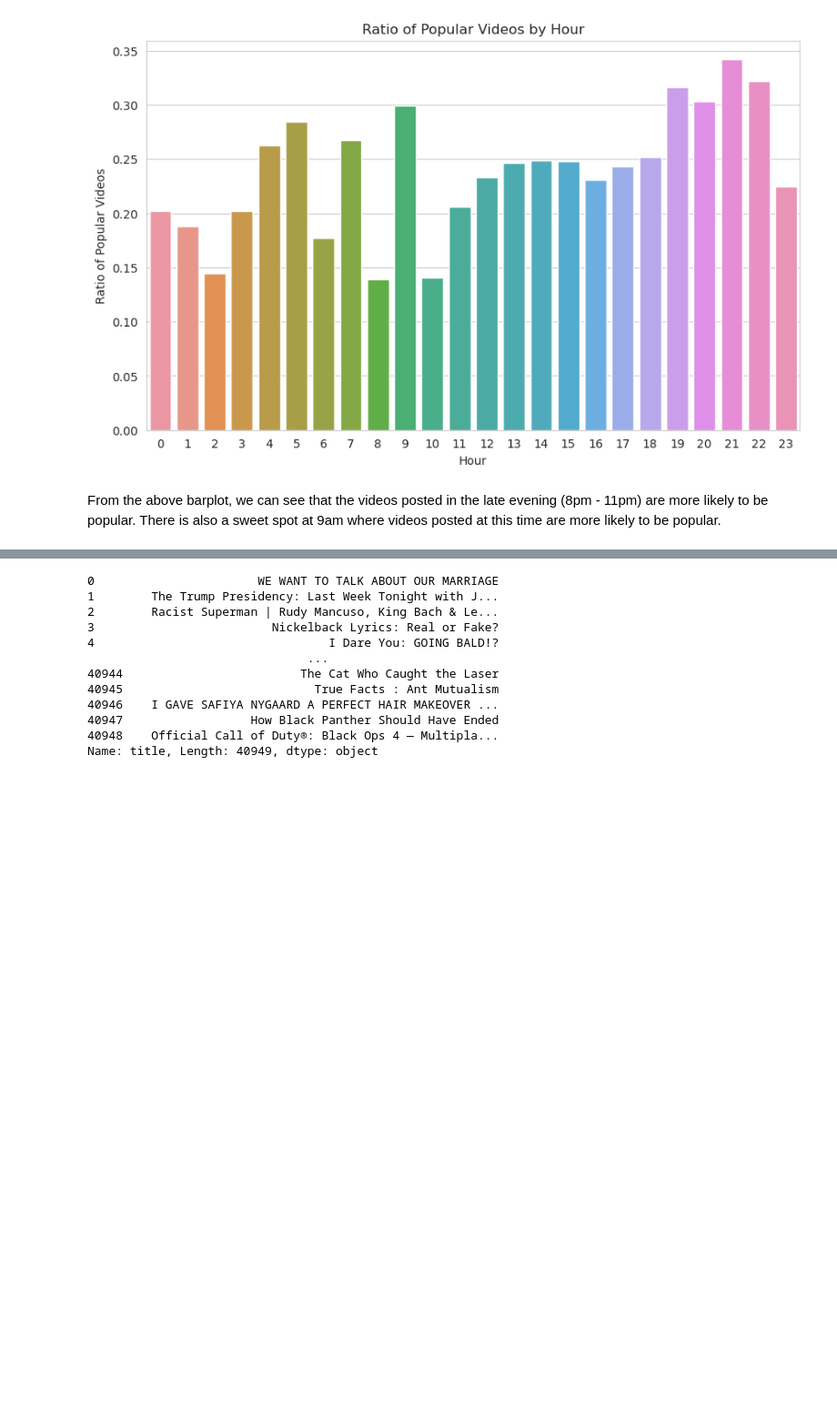
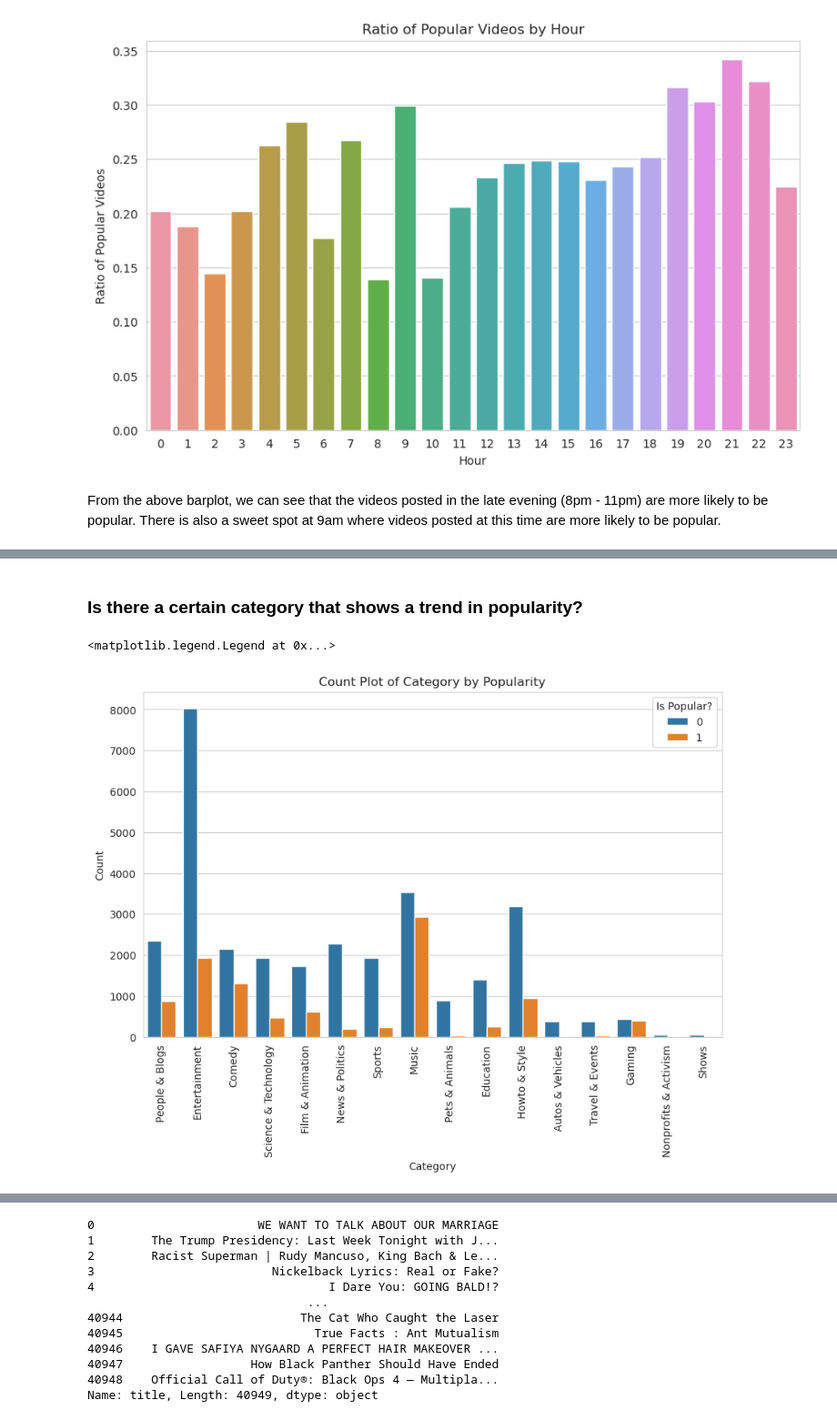
Before and after one commit to sjmfirestone/comp-4448-final-project, a Jupyter notebook: video-popularity.ipynb, the cells around one changed output, grey strips where cells are left out. Shown at 91% size. Drawn from its saved outputs; the diff is of its cells as text; code cells hidden in the pictures; blank space fills up the shorter version.

```diff
--- a/video-popularity.ipynb
+++ b/video-popularity.ipynb
@@ -459,0 +525,15 @@ We will cleanup the text based columns like `title`, `description`, and `tags` b
+# %% [markdown]
+### Is there a certain category that shows a trend in popularity?
+# %%
+# count plot of `category_name` by `is_popular`
+plt.figure(figsize=(10, 6))
+sns.countplot(data=df, x='category_name', hue='is_popular')
+plt.title('Count Plot of Category by Popularity')
+plt.xlabel('Category')
+# rotate x-axis labels
+plt.xticks(rotation=90)
+plt.ylabel('Count')
+plt.legend(title="Is Popular?", loc='best')
+# %% [output]
+<matplotlib.legend.Legend at 0x...>
+[figure, added]
```
Also changed, not shown: parts of 55 cells of this notebook.
